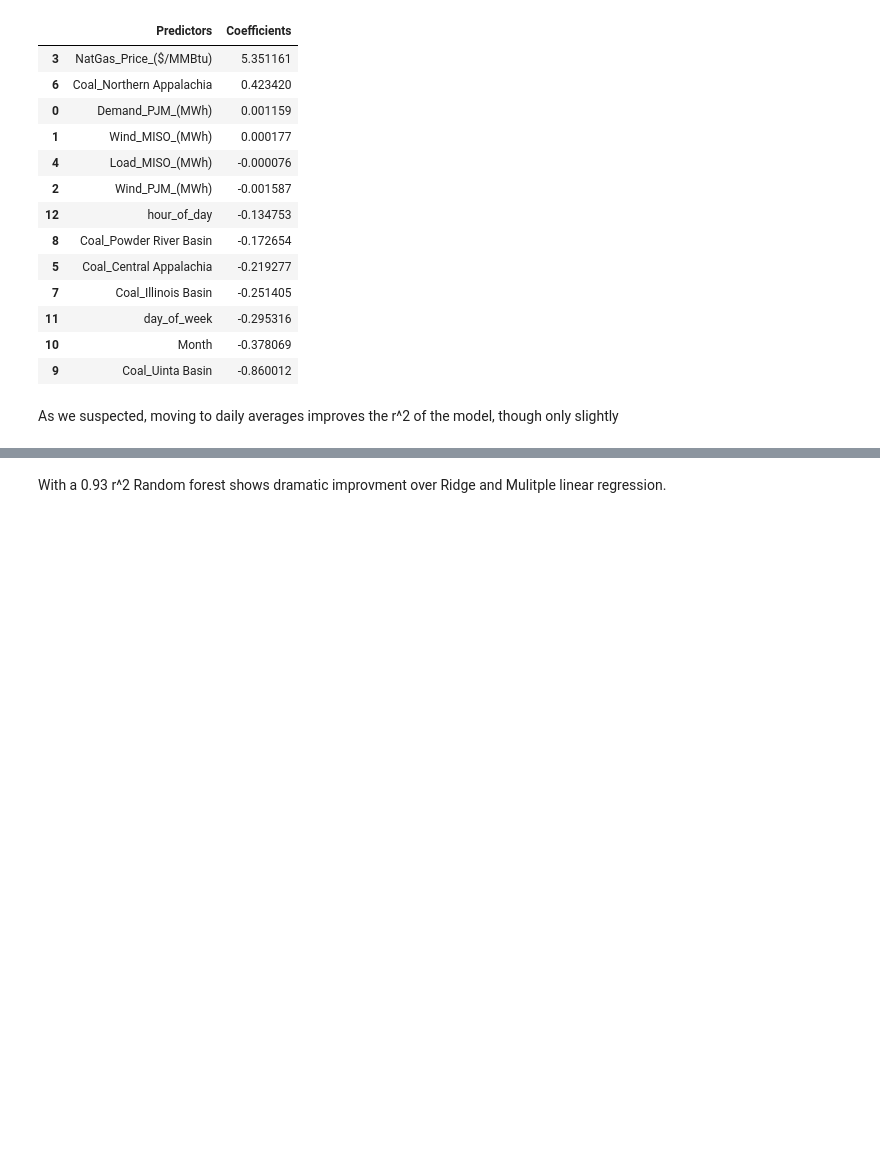
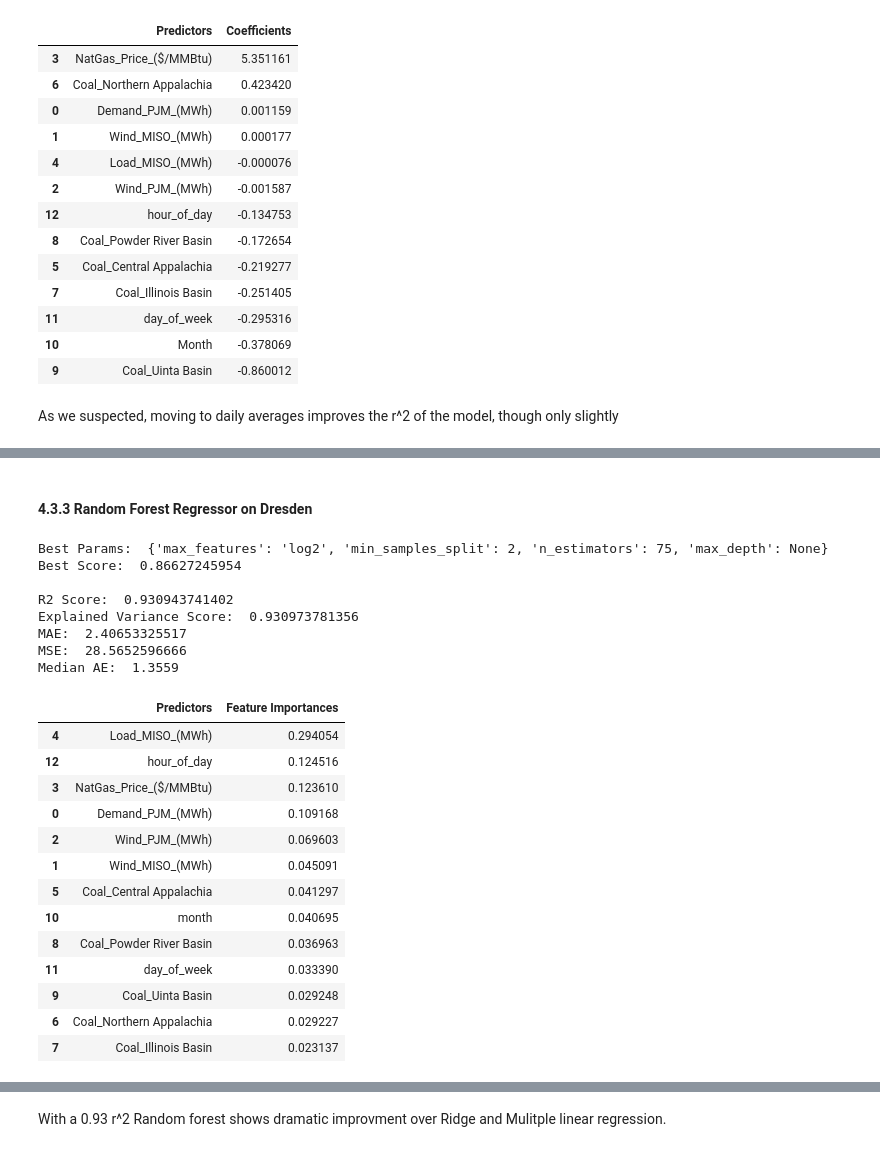
Before and after one commit to dannychua/Electricity-Price-Predictor, a Jupyter notebook: Process Book.ipynb, the cells around one changed output, grey strips where cells are left out. Drawn from its saved outputs; the diff is of its cells as text; code cells hidden in the pictures; blank space fills up the shorter version.

```diff
--- a/Process Book.ipynb
+++ b/Process Book.ipynb
@@ -683,0 +747,27 @@ Median AE:  1.6029
+# %% [markdown]
+#### 4.3.3 Random Forest Regressor on Dresden
+# %%
+rf_dresden = randomForestRegresssion(df_dresden.drop('Dresden_LMP_($/MWh)', axis=1), df_dresden['Dresden_LMP_($/MWh)'])
+# %% [output]
+Best Params:  {'max_features': 'log2', 'min_samples_split': 2, 'n_estimators': 75, 'max_depth': None}
+Best Score:  0.86627245954
+
+R2 Score:  0.930943741402
+Explained Variance Score:  0.930973781356
+MAE:  2.40653325517
+MSE:  28.5652596666
+Median AE:  1.3559
+|  | Predictors | Feature Importances |
+| 4 | Load_MISO_(MWh) | 0.294054 |
+| 12 | hour_of_day | 0.124516 |
+| 3 | NatGas_Price_($/MMBtu) | 0.123610 |
+| 0 | Demand_PJM_(MWh) | 0.109168 |
+| 2 | Wind_PJM_(MWh) | 0.069603 |
+| 1 | Wind_MISO_(MWh) | 0.045091 |
+| 5 | Coal_Central Appalachia | 0.041297 |
+| 10 | month | 0.040695 |
+| 8 | Coal_Powder River Basin | 0.036963 |
+| 11 | day_of_week | 0.033390 |
+| 9 | Coal_Uinta Basin | 0.029248 |
+| 6 | Coal_Northern Appalachia | 0.029227 |
+| 7 | Coal_Illinois Basin | 0.023137 |
```
Also changed, not shown: parts of 20 cells of this notebook.
